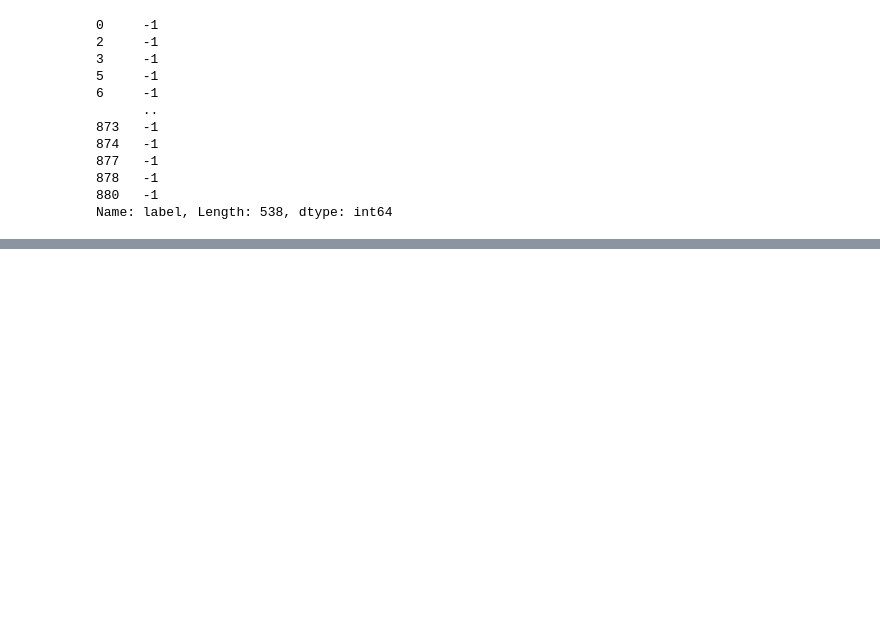
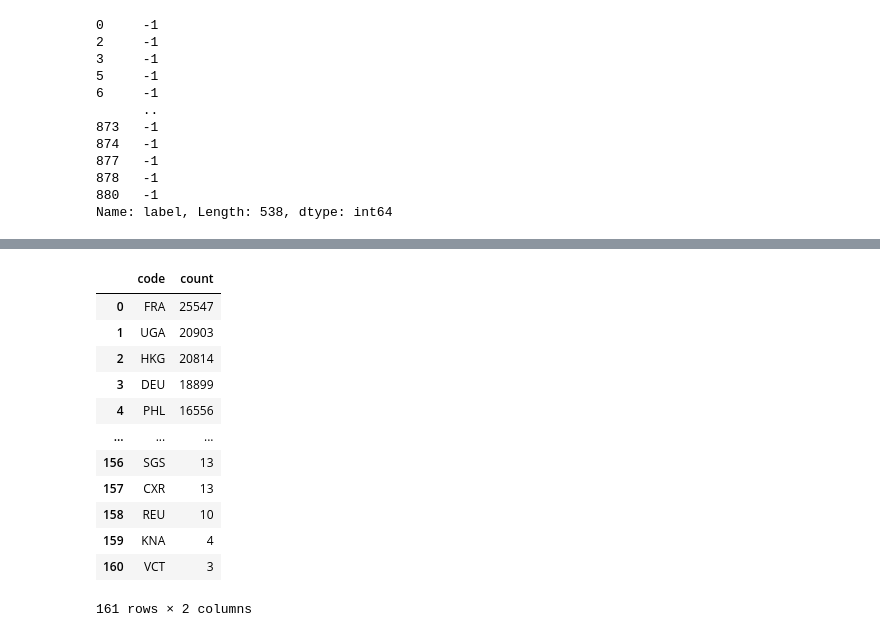
Before and after one commit to Rrishik/COVID-19-tweets, a Jupyter notebook: Daily Analysis.ipynb, the cells around one changed output, grey strips where cells are left out. Saved outputs shown, nothing was run; the diff lists cells and outputs as text; code cells hidden in the pictures; blank space fills up the shorter version.

```diff
--- a/Daily Analysis.ipynb
+++ b/Daily Analysis.ipynb
@@ -1006,0 +1027,18 @@ id_df[40:60]
+# %%
+temps = pd.DataFrame(df_text.code.value_counts()[10:]).reset_index()
+temps.columns = ['code', 'count']
+temps
+# %% [output]
+|  | code | count |
+| 0 | FRA | 25547 |
+| 1 | UGA | 20903 |
+| 2 | HKG | 20814 |
+| 3 | DEU | 18899 |
+| 4 | PHL | 16556 |
+| ... | ... | ... |
+| 156 | SGS | 13 |
+| 157 | CXR | 13 |
+| 158 | REU | 10 |
+| 159 | KNA | 4 |
+| 160 | VCT | 3 |
+161 rows × 2 columns
```
Also changed, not shown: parts of 13 cells of this notebook, 5 other files.
